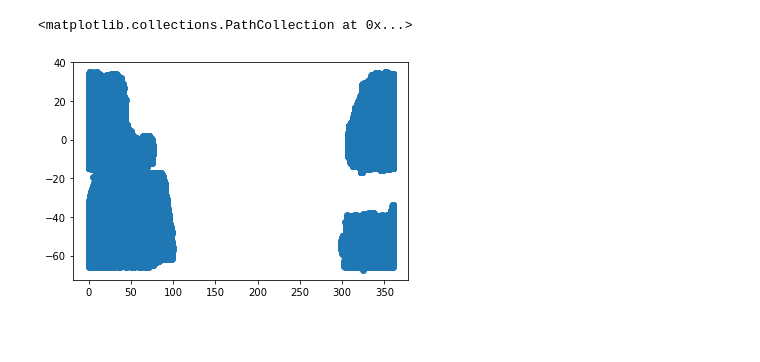
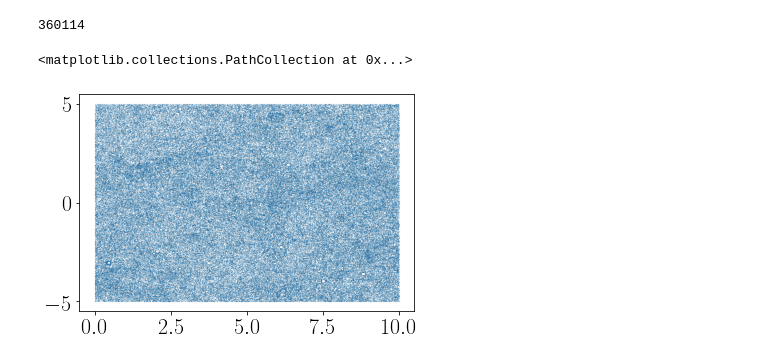
Before and after one commit to forero/SandboxDESI, a Jupyter notebook: fba_paper/neighbors_stats.ipynb, the cells around one changed output. Drawn from its saved outputs; the diff is of its cells as text; code cells hidden in the pictures; blank space fills up the shorter version.

```diff
--- a/fba_paper/neighbors_stats.ipynb
+++ b/fba_paper/neighbors_stats.ipynb
@@ -6,4 +7,20 @@ import fitsio
+# %%
+plt.rc('text', usetex=True)
+plt.rc('font', family='serif')
+MEDIUM_SIZE = 30
+SMALL_SIZE = 22
+SSSMALL_SIZE = 16
+
+plt.rc('font', size=SMALL_SIZE)          # controls default text sizes
+plt.rc('axes', titlesize=SMALL_SIZE)     # fontsize of the axes title
+plt.rc('axes', labelsize=SMALL_SIZE)    # fontsize of the x and y labels
+plt.rc('xtick', labelsize=SMALL_SIZE)    # fontsize of the tick labels
+plt.rc('ytick', labelsize=SMALL_SIZE)
+os.environ['PATH'] = '/global/common/sw/cray/sles15/x86_64/texlive/live/gcc/8.2.0/tiozj27/bin/x86_64-linux/:{}'.format(os.environ['PATH'])
 # %%
-targetdata = fitsio.read("targets/dark_south.fits")
+targetdata = fitsio.read("summary/fba_summary_mtl_dark_south_cut_D_tiles_cut_D.fits")
 # %%
 n = len(targetdata)
+print(n)
+# %% [output]
+360114
@@ -13,5 +27,5 @@ ii = rr<0.01
 # %%
-plt.scatter(targetdata['RA'][ii], targetdata['DEC'][ii])
+plt.scatter(targetdata['RA'], targetdata['DEC'], s=0.001)
 # %% [output]
 <matplotlib.collections.PathCollection at 0x...>
-[figure, old version]
+[figure, new version]
```
Also changed, not shown: parts of 15 cells of this notebook.
